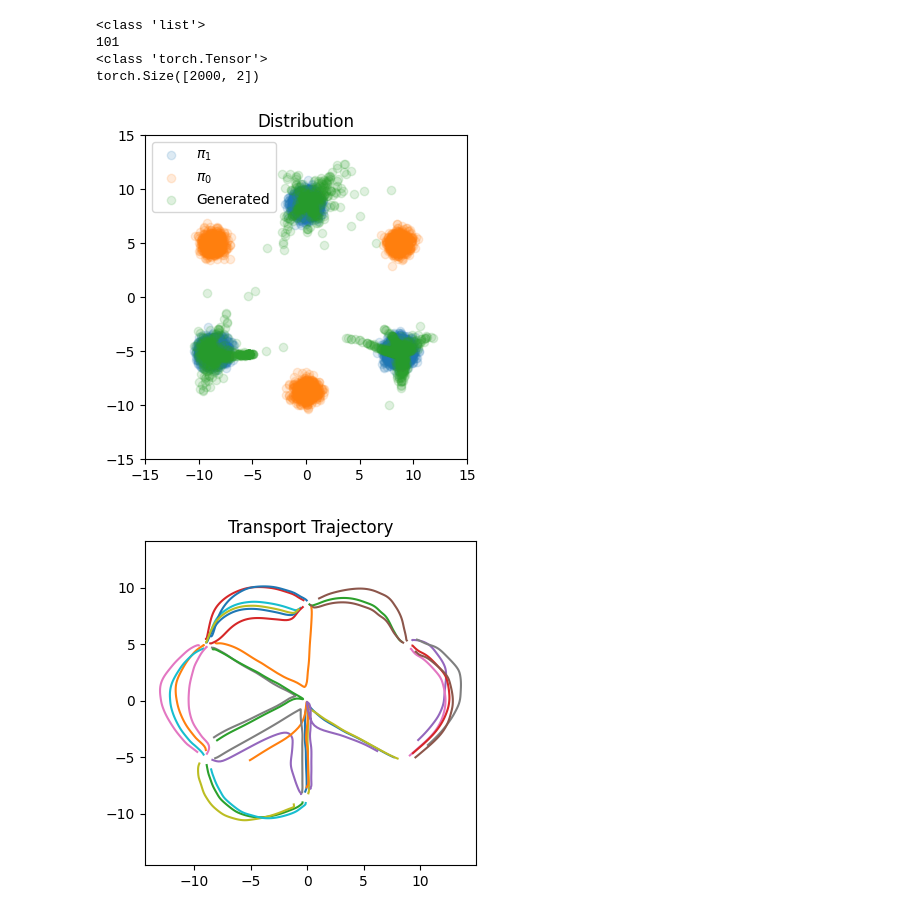
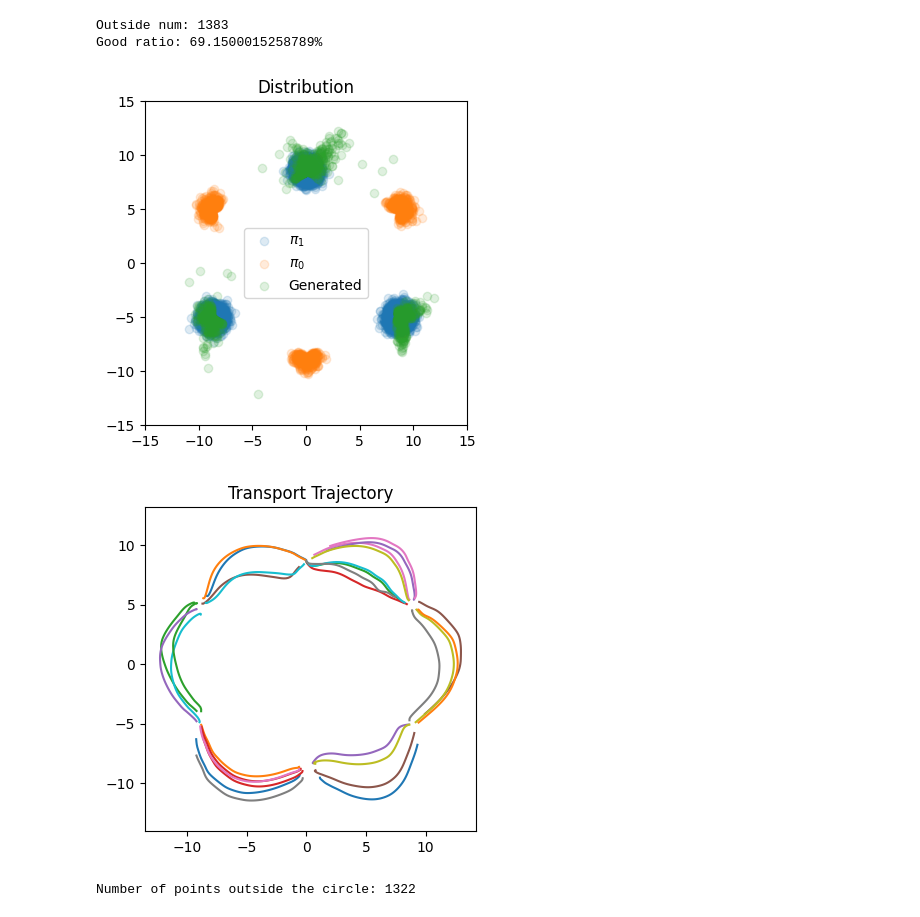
Before and after one commit to JamesSand/SecondOrderRectifiedFlow, a Jupyter notebook: dev_model_eval.ipynb, the cells around one changed output. Saved outputs shown, nothing was run; the diff lists cells and outputs as text; code cells hidden in the pictures.

```diff
--- a/dev_model_eval.ipynb
+++ b/dev_model_eval.ipynb
@@ -54,20 +56,33 @@ model load success
 # draw plot code
 
 
+def gen_overall_mask(traj):
+    num_points = traj[0].shape[0]
+    overall_mask = torch.ones(num_points, dtype=torch.bool)
+    for point in traj:
+        mask = (-5 <= point) & (point <= 5)
+        mask = mask[:, 0] & mask[:, 1]
+        # after this, we have inside = False, outside = True
+        mask = ~mask
+        overall_mask = overall_mask & mask
+    return overall_mask
+
 @torch.no_grad()
 def draw_plot(rectified_flow, z0, z1, N=None):
     traj = rectified_flow.sample_ode(z0=z0, N=N)
-    print(type(traj))
-    print(len(traj))
-    print(type(traj[0]))
-    print(traj[0].shape)
-    # raise
 
-    traj = traj[:1000]
+    # rooll out inside, these code can be sanity check
+    overall_mask = gen_overall_mask(traj)
+    for i in range(len(traj)):
+        traj[i] = traj[i][overall_mask]
 
-    #   traj = sample_ode_with_model(rectified_flow, z0=z0, N=N)
-
-    #   print(len(traj))
+    # count outside num
+    outside_num = overall_mask.sum()
+    print(f"Outside num: {outside_num}")
+    total_num = z0.shape[0]
+    good_ratio = outside_num / total_num
+    # print in percetage way
+    print(f"Good ratio: {good_ratio * 100}%")
 
     plt.figure(figsize=(4,4))
     plt.xlim(-M,M)
@@ -77,39 +92,37 @@ def draw_plot(rectified_flow, z0, z1, N=None):
     #   raise
     save_fig_version_base = wandb_log_name.strip("second_order_")
 
     plt.scatter(z1[:, 0].cpu().numpy(), z1[:, 1].cpu().numpy(), label=r'$\pi_1$', alpha=0.15)
     plt.scatter(traj[0][:, 0].cpu().numpy(), traj[0][:, 1].cpu().numpy(), label=r'$\pi_0$', alpha=0.15)
     plt.scatter(traj[-1][:, 0].cpu().numpy(), traj[-1][:, 1].cpu().numpy(), label='Generated', alpha=0.15)
     plt.legend()
     plt.title('Distribution')
     plt.tight_layout()
     fig_save_path = os.path.join("images", f"{save_fig_version_base}_scatter.png")
     plt.savefig(fig_save_path)
 
     traj_particles = torch.stack(traj)
     plt.figure(figsize=(4,4))
     plt.xlim(-M,M)
     plt.ylim(-M,M)
     plt.axis('equal')
     for i in range(30):
         plt.plot(traj_particles[:, i, 0], traj_particles[:, i, 1])
         plt.title('Transport Trajectory')
         plt.tight_layout()
 
     # savefigs
     fig_save_path = os.path.join("images", f"{save_fig_version_base}_traj.png")
     plt.savefig(fig_save_path)
 
 #   plt.save(f"{wandb_log_name}.png")
 
 draw_plot(rectified_flow_1, z0=initial_model.sample([2000]), z1=samples_1.detach().clone(), N=100)
 # %% [output]
-<class 'list'>
-101
-<class 'torch.Tensor'>
-torch.Size([2000, 2])
+Outside num: 1383
+Good ratio: 69.1500015258789%
-[figure, old version]
+[figure, new version]
-[figure, old version]
+[figure, new version]
 # %%
 
 z0=initial_model.sample([2000])
@@ -123,0 +130,18 @@ def test_tensor(input_tensor):
+# %%
+
+def test_tensor(input_tensor):
+    # input tensor shape: [2000, 2]
+    mask = (-5 <= input_tensor) & (input_tensor <= 5)
+    mask = mask[:, 0] & mask[:, 1]
+
+    # True indicate inside, False indicate outside
+    return mask
+
+overall_mask = torch.ones(2000, dtype=torch.bool)
+for point in traj:
+    cur_mask = test_tensor(point)
+    overall_mask = overall_mask & ~ cur_mask
+
+print(f"Number of points outside the circle: {overall_mask.sum()}")
+# %% [output]
+Number of points outside the circle: 1322
```
Also changed, not shown: parts of 2 cells of this notebook, 6 other files.
